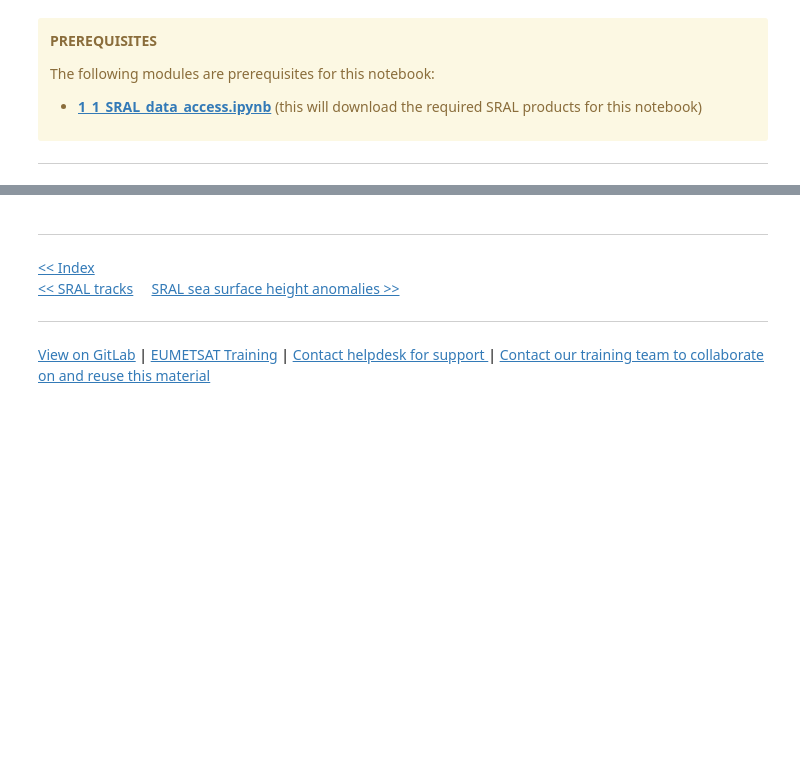
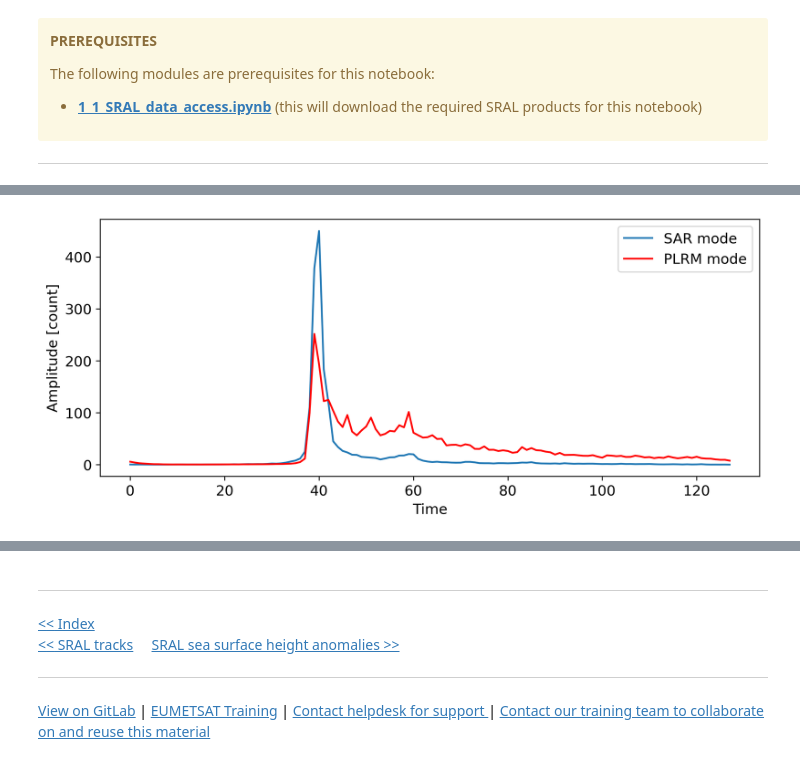
Before and after one commit to wekeo/learn-sral, a Jupyter notebook: 1_SRAL_introductory/1_5_SRAL_waveforms.ipynb, the cells around one changed output, grey strips where cells are left out. Cells and saved outputs as stored; diff of their text form; code cells hidden in the pictures; blank space fills up the shorter version.

```diff
--- a/1_SRAL_introductory/1_5_SRAL_waveforms.ipynb
+++ b/1_SRAL_introductory/1_5_SRAL_waveforms.ipynb
@@ -84,0 +99,22 @@ plt.rcParams.update({'font.size': 12})
+# %%
+# selecting SAFE directories
+SAFE_directory = os.path.join(os.getcwd(), 'products',
+    'S3B_SR_2_WAT____20220218T110400_20220218T115102_20220220T035329_2822_062_365______MAR_O_ST_004.SEN3')
+measurement_file = "enhanced_measurement.nc"
+# %%
+# read data
+ds = xr.open_dataset(os.path.join(SAFE_directory, measurement_file))
+ds.close()
+# %%
+fig = plt.figure(figsize=(10, 4), dpi=300)
+ax = plt.subplot(1,1,1)
+p1, = ax.plot(ds["echo_sample_ind"], ds["waveform_20_ku"][3000,:], label='SAR mode')
+p2, = ax.plot(ds["echo_sample_ind"], ds["waveform_20_plrm_ku"][3000,:],'r', label='PLRM mode')
+plt.xlabel('Time')
+plt.ylabel('Amplitude [count]')
+
+handles, labels = ax.get_legend_handles_labels()
+plt.legend(handles, labels)
+plt.show()
+# %% [output]
+[figure, added]
```
Also changed, not shown: parts of 12 cells of this notebook, 16 other files.
